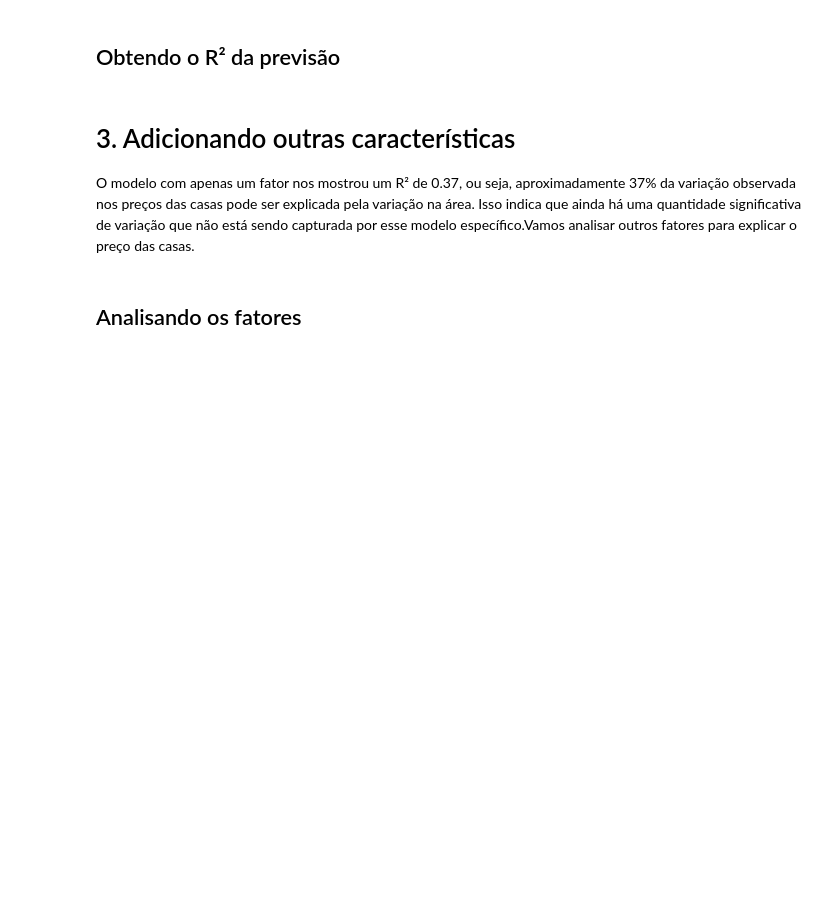
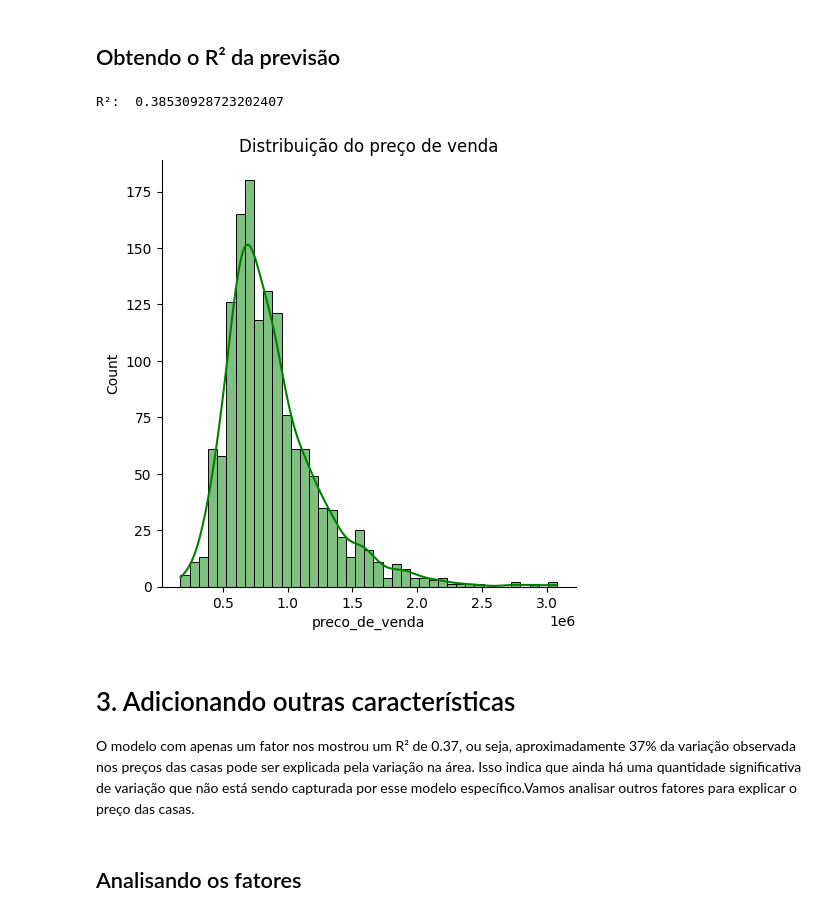
Before and after one commit to NiveskZ/estatistica-ml-alura, a Jupyter notebook: regressao-linear/precos_de_imoveis_regressao_linear.ipynb, the cells around one changed output. Drawn from its saved outputs; the diff is of its cells as text; code cells hidden in the pictures; blank space fills up the shorter version.

```diff
--- a/regressao-linear/precos_de_imoveis_regressao_linear.ipynb
+++ b/regressao-linear/precos_de_imoveis_regressao_linear.ipynb
@@ -198,5 +260,14 @@ Nesse caso recorremos a métrica R², o coeficiente de determinação. O R² var
 # %%
 # printando o r²
+print("R²: ", r2_score(y_test, y_predict))
+# %% [output]
+R²:  0.38530928723202407
+# %%
+sns.displot(dados['preco_de_venda'], kde=True, color='green')
+plt.title('Distribuição do preço de venda')
+plt.show()
+# %% [output]
+[figure, added]
 # %% [markdown]
 # 3. Adicionando outras características
 
```
Also changed, not shown: parts of 14 cells of this notebook.
